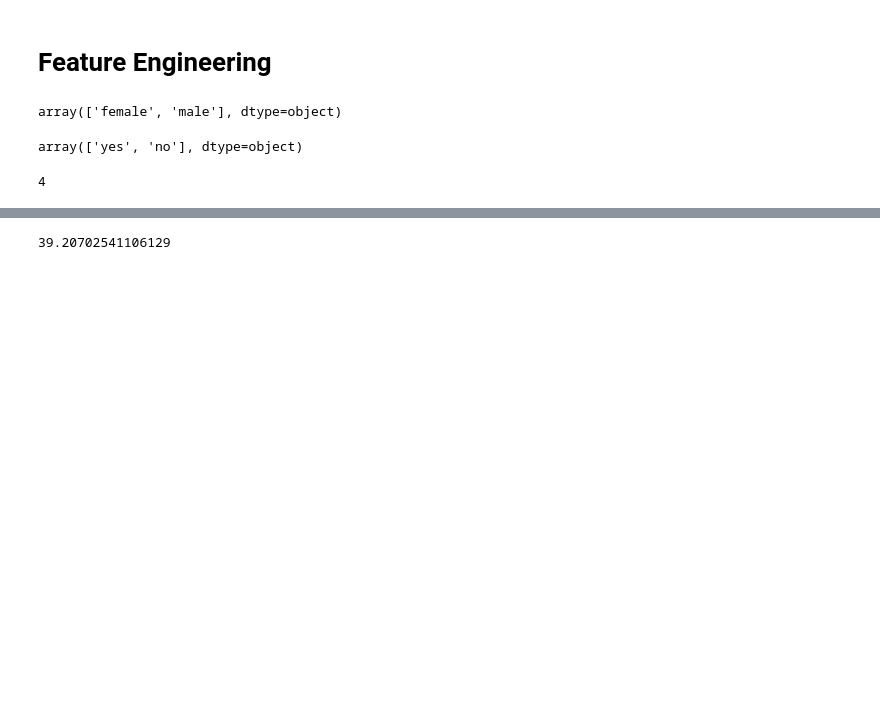
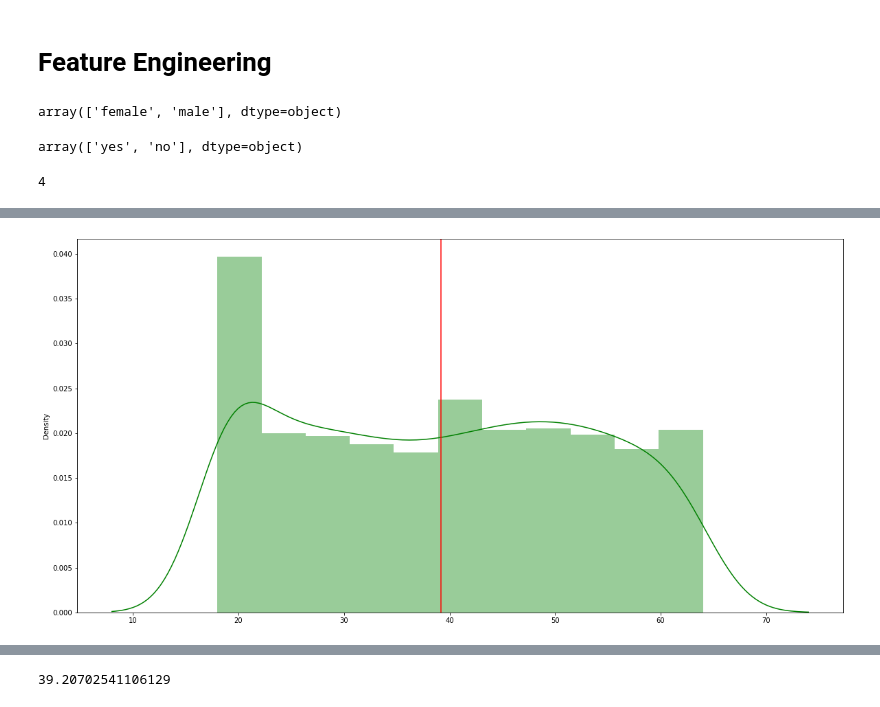
Before and after one commit to JosephMutua/Data_Science_insurance_price_prediction, a Jupyter notebook: feature engineering.ipynb, the cells around one changed output, grey strips where cells are left out. Saved outputs shown, nothing was run; the diff lists cells and outputs as text; code cells hidden in the pictures; blank space fills up the shorter version.

```diff
--- a/feature engineering.ipynb
+++ b/feature engineering.ipynb
@@ -44,0 +49,6 @@ plt.show()
+# %%
+age_arr = df['age'].values
+
+check_dist(age_arr)
+# %% [output]
+[figure, added]
```
Also changed, not shown: parts of 9 cells of this notebook.
